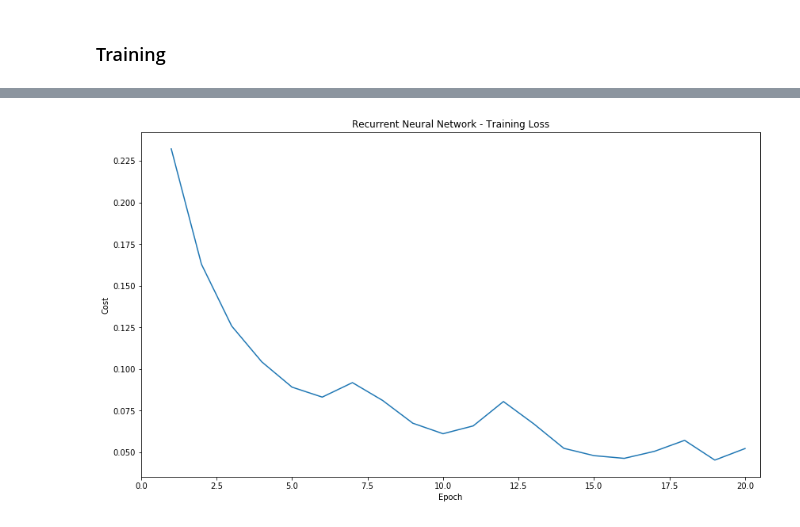
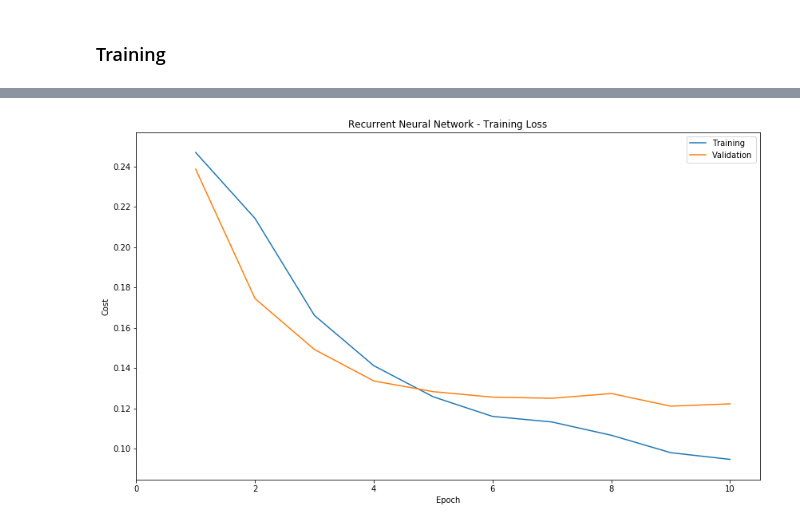
Before and after one commit to jarchv/rnn-sentiment-analysis, a Jupyter notebook: rnn_sa.ipynb, the cells around one changed output, grey strips where cells are left out. Drawn from its saved outputs; the diff is of its cells as text; code cells hidden in the pictures.

Commit message:
plot test_loss - train_loss

```diff
--- a/rnn_sa.ipynb
+++ b/rnn_sa.ipynb
@@ -252,9 +253,9 @@ seq_max_len      = MAX_LEN
 # %% [markdown]
 ### Hyperparameters
 # %%
-learning_rate  = 0.005
-batch_size     = 1000
-training_steps = 20
+learning_rate  = 0.001
+batch_size     = 500
+training_steps = 10
 # %% [markdown]
 ### Graph
 # %%
@@ -262,9 +263,9 @@ training_steps = 20
 X       = tf.placeholder(tf.int32,   [None, seq_max_len], name='input')
 seqLen  = tf.placeholder(tf.int32  , [None], name = 'seq_len')
 y       = tf.placeholder(tf.int32,   [None, 1], name = 'labels')
-
+tprob   = tf.placeholder_with_default(1.0, shape=())
 with tf.variable_scope("RNN", reuse=tf.AUTO_REUSE):
-    pred_out = RNN(X, voc_size, emb_size, num_hidden_units, batch_size, seq_max_len, seqLen, number_of_layers)
+    pred_out = RNN(X, voc_size, emb_size, num_hidden_units, num_dense_units, batch_size, seq_max_len, seqLen, number_of_layers, tprob)
 # %%
 with tf.variable_scope("Train", reuse=tf.AUTO_REUSE):
     #cost       = tf.reduce_mean(tf.nn.sigmoid_cross_entropy_with_logits(labels = tf.cast(y, dtype=tf.float32), logits = pred_out))
@@ -283,7 +284,7 @@ init     = tf.global_variables_initializer()
 
 N = len(sentences)
 
-cross_val = 0.8
+cross_val = 0.9
 cross_div = int(N * cross_val)
 
 X_train = IDreviews[:cross_div]
@@ -313,7 +314,10 @@ with tf.Session(config=tf.ConfigProto(log_device_placement=True)) as sess:
         loss_t = []
         for i in range(1, len(X_train) // batch_size + 1):
             x_batch , y_batch, seq_len_batch = next(gen)
-            _, loss = sess.run([train_op, cost], feed_dict={X:x_batch, y:y_batch, seqLen: seq_len_batch})
+            _, loss = sess.run([train_op, cost], feed_dict={X     : x_batch,
+                                                            y     : y_batch,
+                                                            seqLen: seq_len_batch,
+                                                            tprob : 0.5})
             loss_t.append(loss)
 
         train_loss.append(sum(loss_t)/len(loss_t))
@@ -323,7 +327,10 @@ with tf.Session(config=tf.ConfigProto(log_device_placement=True)) as sess:
         loss_test= []
         for i in range(len(X_test) // batch_size):
             x_batch , y_batch, seq_len_batch = next(gen_test)
-            accuracy, loss = sess.run([acc, cost], feed_dict={X:x_batch, y:y_batch, seqLen: seq_len_batch})
+            accuracy, loss = sess.run([acc, cost], feed_dict={X     : x_batch,
+                                                              y     : y_batch,
+                                                              seqLen: seq_len_batch,
+                                                              tprob : 1.0})
             acc_t.append(accuracy)
             loss_test.append(loss)
         test_acc.append(sum(acc_t)/len(acc_t))
@@ -354,15 +351,15 @@ epoch :   20, train loss = 0.052, test loss = 0.161, test accuracy = 0.811
 # %%
 #This lines are for plot error on each epoch
 
 ep  = np.arange(1, training_steps + 1, 1)
 fig, ax   = plt.subplots(figsize=(14, 8))
-l1        = ax.plot(ep, train_loss)
+l1, l2    = ax.plot(ep, train_loss, ep, test_loss)
 ax.set(xlabel='Epoch', ylabel='Cost', title='Recurrent Neural Network - Training Loss')
 ax.axis([0.0, training_steps + 0.5, min(train_loss)-0.01, train_loss[0]+0.01])
-#plt.legend([l1, l2],["Training","Validation"])
+plt.legend([l1, l2],["Training","Validation"])
 plt.show()
 # %% [output]
-[figure, old version]
+[figure, new version]
 # %%
 fig, ax = plt.subplots(figsize=(14, 8))
 l2      = ax.plot( ep, test_acc)
```
Also changed, not shown: parts of 8 cells of this notebook, 1 other file.
